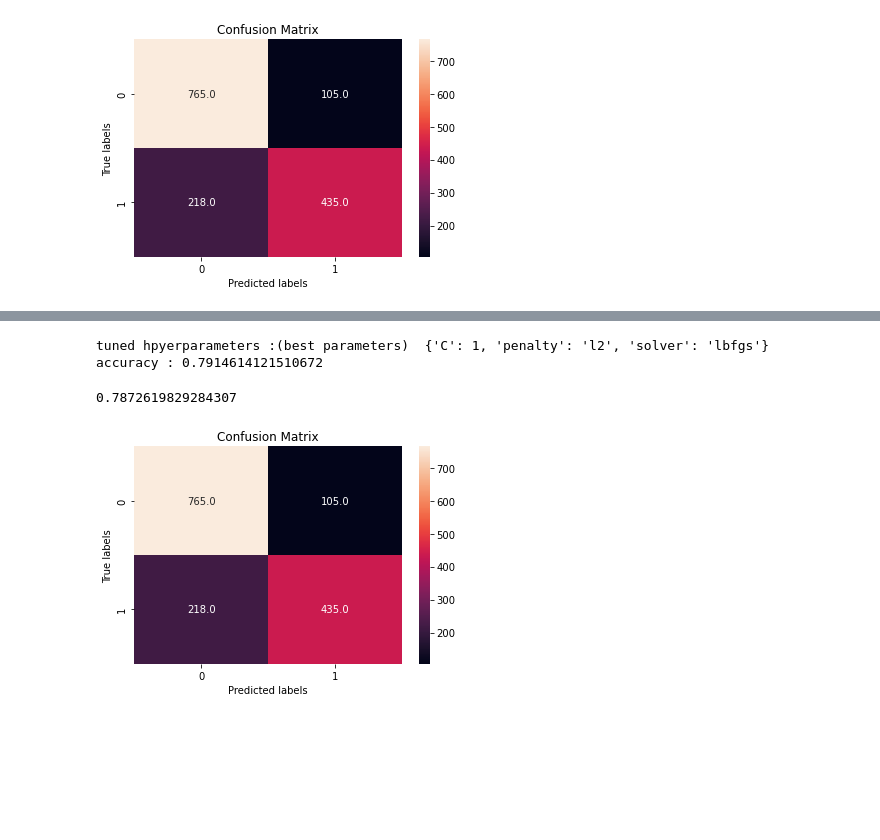
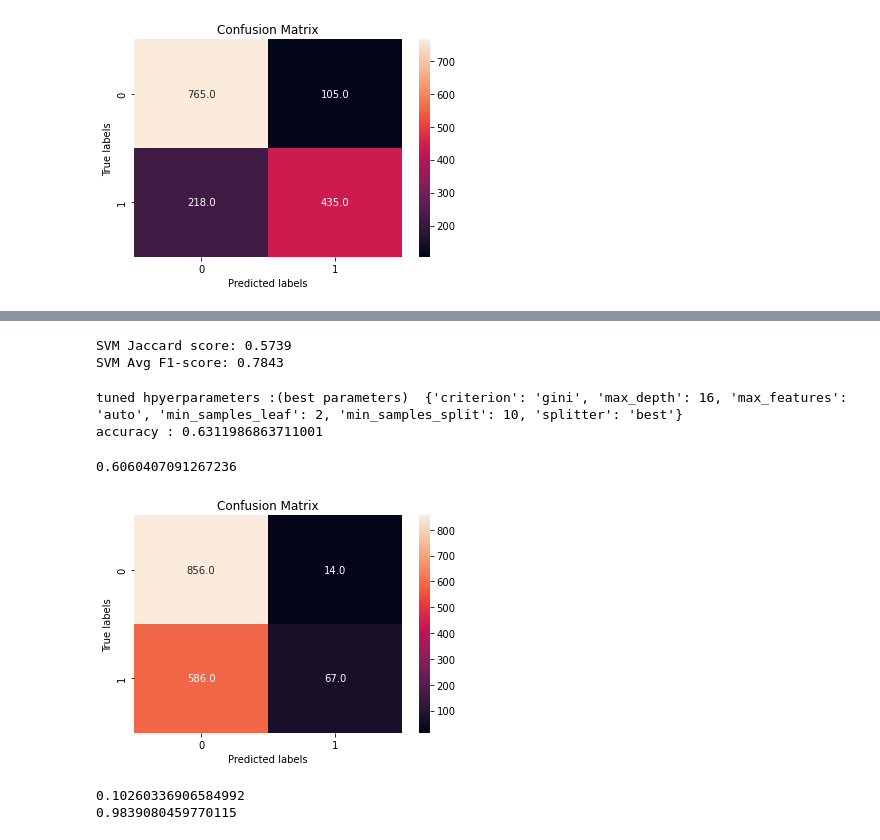
Before and after one commit to shasha920/NLP, a Jupyter notebook: twitterLogConfusion.ipynb, the cells around one changed output, grey strips where cells are left out. Saved outputs shown, nothing was run; the diff lists cells and outputs as text; code cells hidden in the pictures; blank space fills up the shorter version.

```diff
--- a/twitterLogConfusion.ipynb
+++ b/twitterLogConfusion.ipynb
@@ -84,7 +84,7 @@ train.target.value_counts()
 Name: target, dtype: int64
 # %%
 feat=train[['text']]
-label=train[['target']]
+label=train['target']
 # %%
 ps=PorterStemmer()
 wordnet=WordNetLemmatizer()
@@ -290 +383,7 @@ plot_confusion_matrix(Y_test,yhat)
+# %%
+print("SVM Jaccard score: %.4f" %jaccard_score(Y_test,yhat))
+print("SVM Avg F1-score: %.4f" %f1_score(Y_test,yhat,average="weighted"))
+# %% [output]
+SVM Jaccard score: 0.5739
+SVM Avg F1-score: 0.7843
 # %%
@@ -298,19 +398,27 @@ parameters = {'criterion': ['gini', 'entropy'],
 tree = DecisionTreeClassifier()
 # %%
 tree_cv=GridSearchCV(tree,parameters,scoring='accuracy',cv=10)
-tree_cv=gscv.fit(X_train,Y_train)
+tree_cv=tree_cv.fit(X_train,Y_train)
 # %%
 print("tuned hpyerparameters :(best parameters) ",tree_cv.best_params_)
 print("accuracy :",tree_cv.best_score_)
 # %% [output]
-tuned hpyerparameters :(best parameters)  {'C': 1, 'penalty': 'l2', 'solver': 'lbfgs'}
-accuracy : 0.7914614121510672
+tuned hpyerparameters :(best parameters)  {'criterion': 'gini', 'max_depth': 16, 'max_features': 'auto', 'min_samples_leaf': 2, 'min_samples_split': 10, 'splitter': 'best'}
+accuracy : 0.6311986863711001
 # %%
 tree_cv.score(X_test,Y_test)
 # %% [output]
-0.7872619829284307
+0.6060407091267236
 # %%
-yhat = svm_cv.predict(X_test)
+yhat = tree_cv.predict(X_test)
 plot_confusion_matrix(Y_test,yhat)
 # %% [output]
-[figure, old version]
+[figure, new version]
+# %%
+Sensitivity_recall = recall_score(Y_test,yhat)
+Specificity_recall = recall_score(Y_test,yhat, pos_label=0)
+print(Sensitivity_recall)
+print(Specificity_recall)
+# %% [output]
+0.10260336906584992
+0.9839080459770115
```
Also changed, not shown: parts of 29 cells of this notebook.
